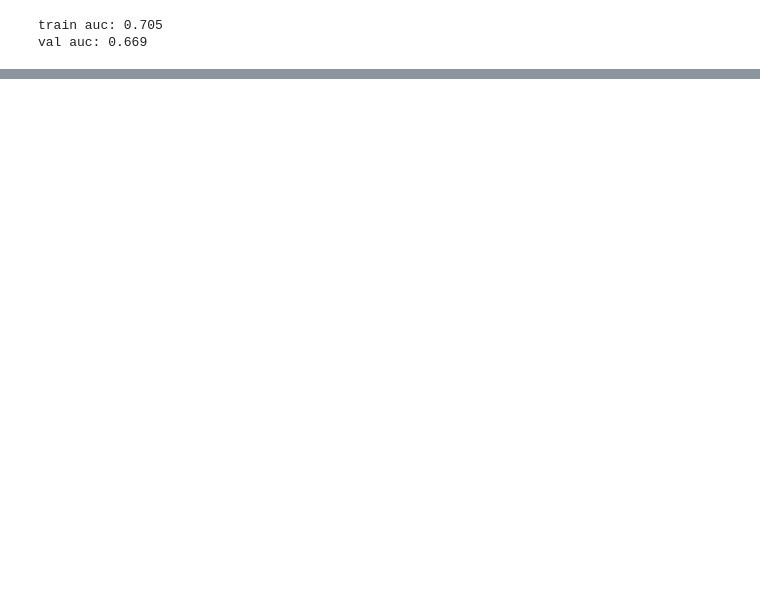
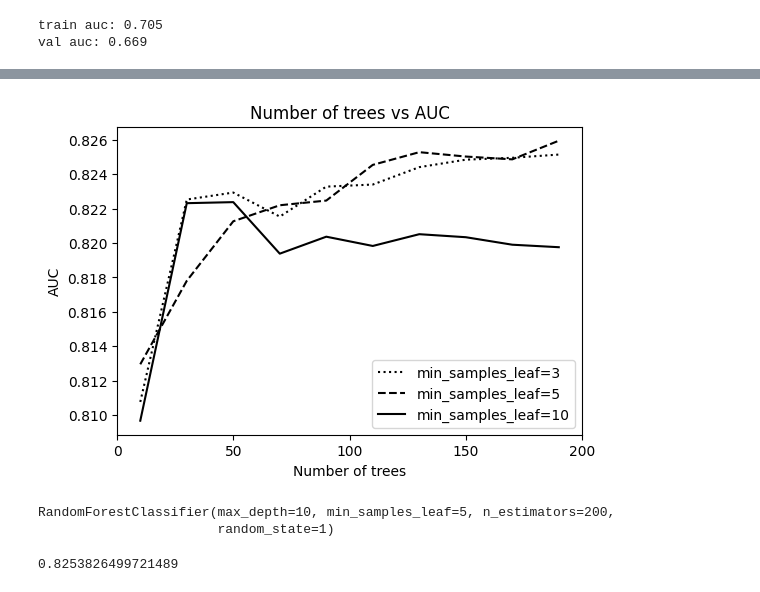
Before and after one commit to abuhanif2020331005/MLBasics, a Jupyter notebook: Decision_Tree/model.ipynb, the cells around one changed output, grey strips where cells are left out. Cells and saved outputs as stored; diff of their text form; code cells hidden in the pictures; blank space fills up the shorter version.

```diff
--- a/Decision_Tree/model.ipynb
+++ b/Decision_Tree/model.ipynb
@@ -173,0 +399,17 @@ val auc: 0.669
+# %%
+all_aucs = {}
+
+for m in [3, 5, 10]:
+    print('min_samples_leaf: %s' % m)
+    aucs = []
+
+    for i in range(10, 201, 20):
+        rf = RandomForestClassifier(n_estimators=i, max_depth=10, min_samples_leaf=m, random_state=1)
+        rf.fit(X_train, y_train)
+        y_pred = rf.predict_proba(X_val)[:, 1]
+        auc = roc_auc_score(y_val, y_pred)
+        print('%s -> %.3f' % (i, auc))
+        aucs.append(auc)
+
+    all_aucs[m] = aucs
+    print()
@@ -173,0 +434,32 @@ val auc: 0.669
+# %%
+plt.figure(figsize=(6, 4))
+
+num_trees = list(range(10, 201, 20))
+
+plt.plot(num_trees, all_aucs[3], label='min_samples_leaf=3', color='black', linestyle='dotted')
+plt.plot(num_trees, all_aucs[5], label='min_samples_leaf=5', color='black', linestyle='dashed')
+plt.plot(num_trees, all_aucs[10], label='min_samples_leaf=10', color='black', linestyle='solid')
+
+plt.xticks(range(0, 201, 50))
+plt.legend()
+
+plt.title('Number of trees vs AUC')
+plt.xlabel('Number of trees')
+plt.ylabel('AUC')
+
+# plt.savefig('ch06-figures/06_random_forest_n_estimators_sample_leaf.svg')
+
+plt.show()
+# %% [output]
+[figure, added]
+# %%
+rf = RandomForestClassifier(n_estimators=200, max_depth=10, min_samples_leaf=5, random_state=1)
+rf.fit(X_train, y_train)
+# %% [output]
+RandomForestClassifier(max_depth=10, min_samples_leaf=5, n_estimators=200,
+                       random_state=1)
+# %%
+y_pred_rf = rf.predict_proba(X_val)[:, 1]
+roc_auc_score(y_val, y_pred_rf)
+# %% [output]
+0.8253826499721489
```
Also changed, not shown: parts of 21 cells of this notebook.
